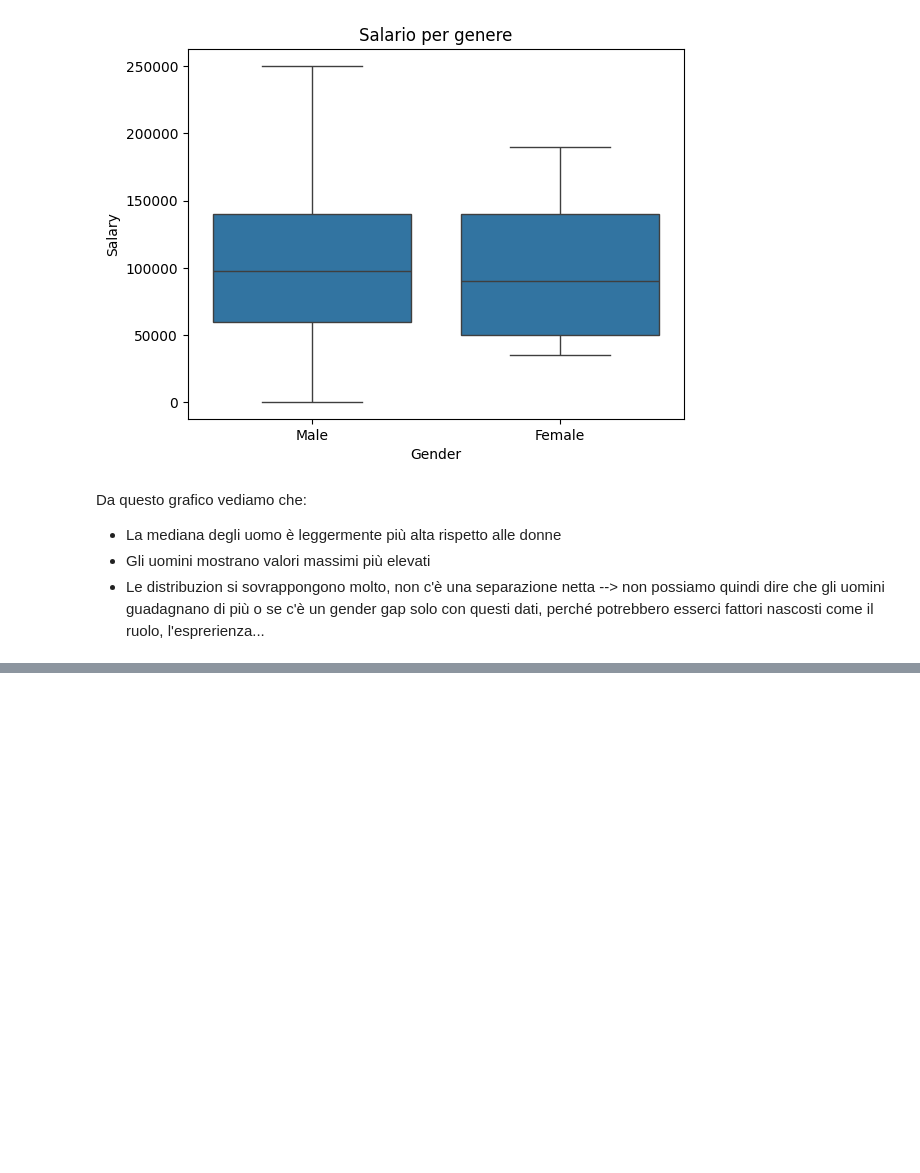
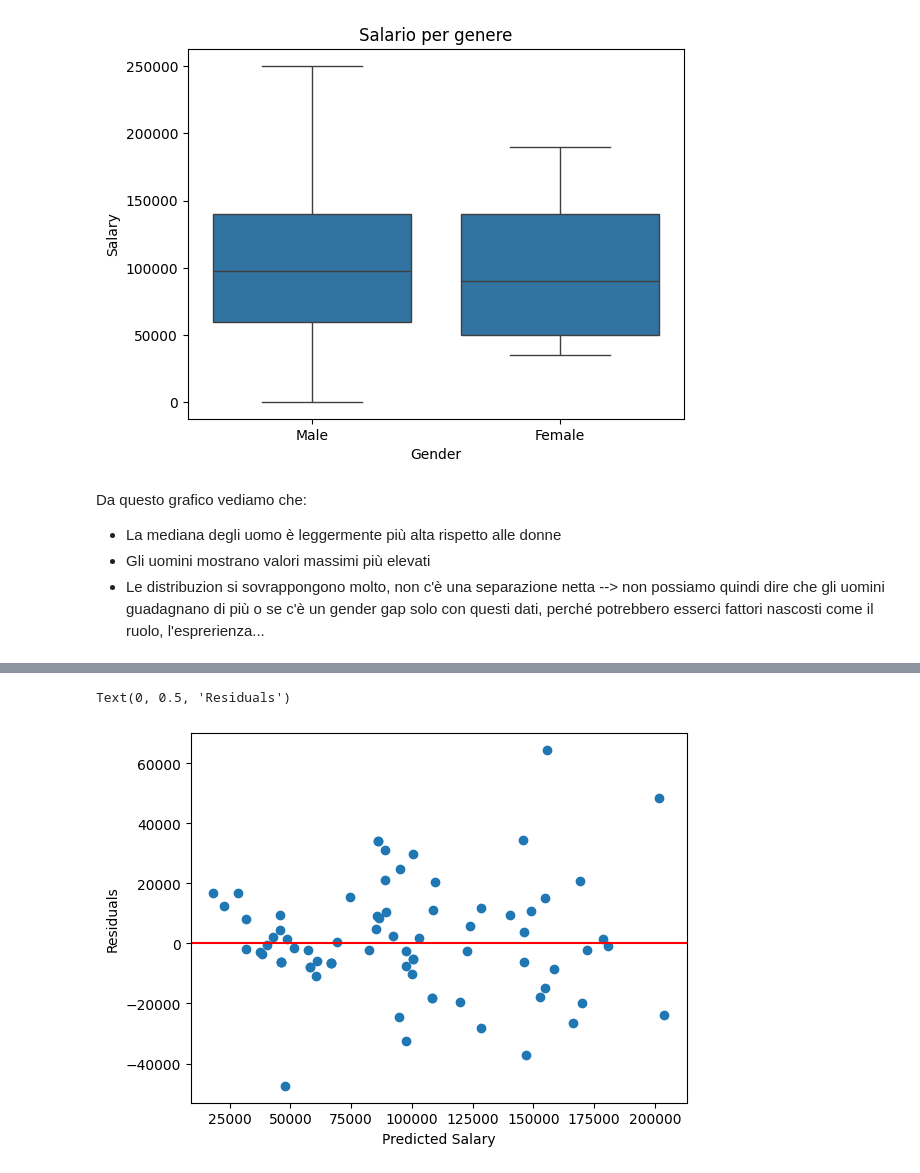
Before and after one commit to umbertogallo01/salary-prediction-analysis, a Jupyter notebook: notebooks/main.ipynb, the cells around one changed output, grey strips where cells are left out. Drawn from its saved outputs; the diff is of its cells as text; code cells hidden in the pictures; blank space fills up the shorter version.

```diff
--- a/notebooks/main.ipynb
+++ b/notebooks/main.ipynb
@@ -218,0 +363,10 @@ df.head()
+# %%
+residuals = y_test - y_pred_test
+
+plt.scatter(y_pred_test, residuals)
+plt.axhline(0, color='red')
+plt.xlabel("Predicted Salary")
+plt.ylabel("Residuals")
+# %% [output]
+Text(0, 0.5, 'Residuals')
+[figure, added]
```
Also changed, not shown: parts of 42 cells of this notebook, 1 other file.
